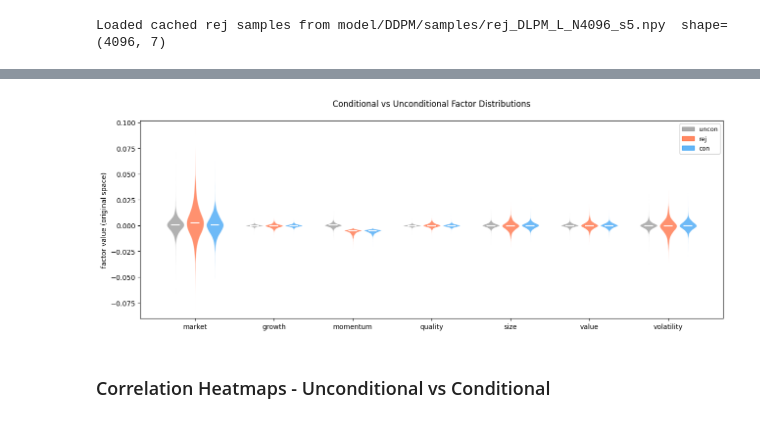
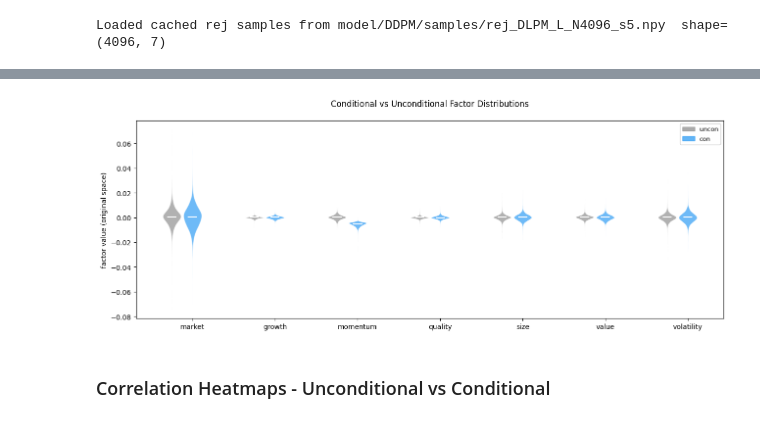
Before and after one commit to yryMax/TailEnhancedFinDiff, a Jupyter notebook: conditional_evaluation.ipynb, the cells around one changed output, grey strips where cells are left out. Drawn from its saved outputs; the diff is of its cells as text; code cells hidden in the pictures.

```diff
--- a/conditional_evaluation.ipynb
+++ b/conditional_evaluation.ipynb
@@ -192,7 +192,7 @@ plt.show()
 # %%
 datasets = [
     ("uncon", uncon,    COLORS["uncon"]),
-    ("rej",   rej,      "#FF5722"),
+  #  ("rej",   rej,      "#FF5722"),
     ("con",   lower003, COLORS["con"]),
 ]
 x_center = np.arange(FACTOR_DIM)
@@ -200,34 +200,34 @@ offsets  = [-0.25, 0.0, 0.25]
 fig, ax = plt.subplots(figsize=(13, 5))
 
 for offset, (label, data, color) in zip(offsets, datasets):
     parts = ax.violinplot(
         [data[:, i] for i in range(FACTOR_DIM)],
         positions=x_center + offset,
         widths=0.22,
         showmedians=True,
         showextrema=False,
     )
     for pc in parts["bodies"]:
         pc.set_facecolor(color)
         pc.set_edgecolor("white")
         pc.set_alpha(0.65)
     parts["cmedians"].set_color("white")
     parts["cmedians"].set_linewidth(1.5)
 
 ax.set_xticks(x_center)
 ax.set_xticklabels(FACTOR_NAMES, fontsize=10)
 ax.set_ylabel("factor value (original space)")
 ax.set_title(
     f"Conditional vs Unconditional Factor Distributions\n"
 )
 
 handles = [mpatches.Patch(color=c, alpha=0.7, label=l) for l, _, c in datasets]
 ax.legend(handles=handles, fontsize=9, framealpha=0.9)
 
 fig.tight_layout()
 plt.show()
 # %% [output]
-[figure, old version]
+[figure, new version]
 # %% [markdown]
 ### Correlation Heatmaps - Unconditional vs Conditional
 # %%
```
Also changed, not shown: parts of 9 cells of this notebook, 7 other files.
